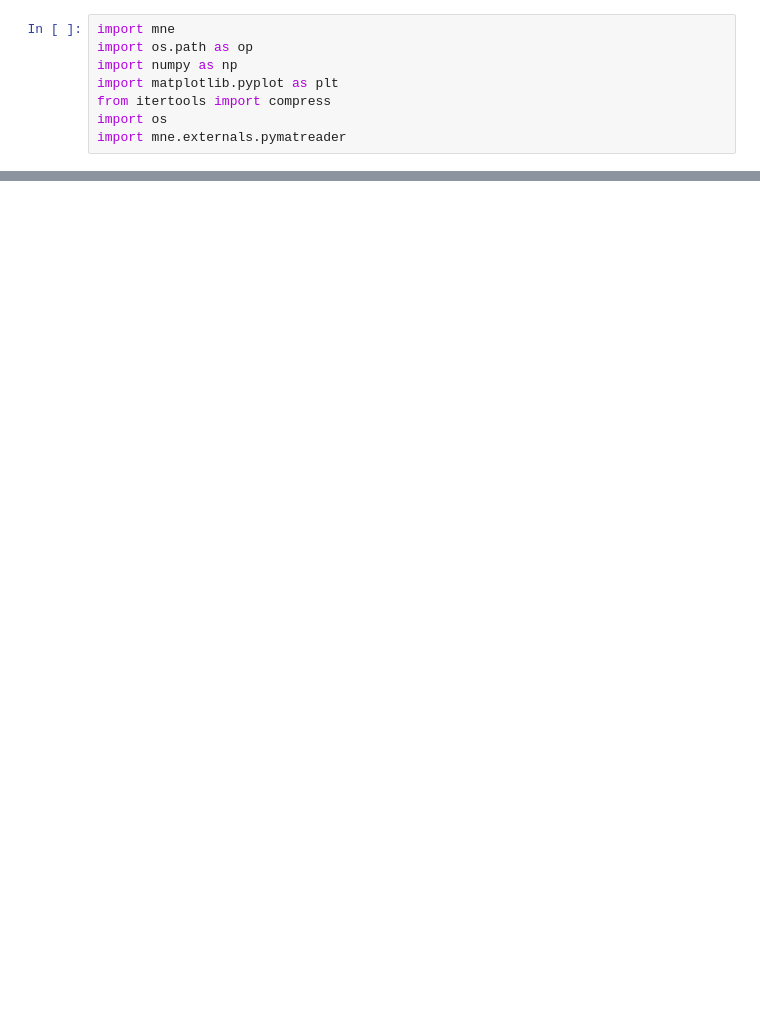
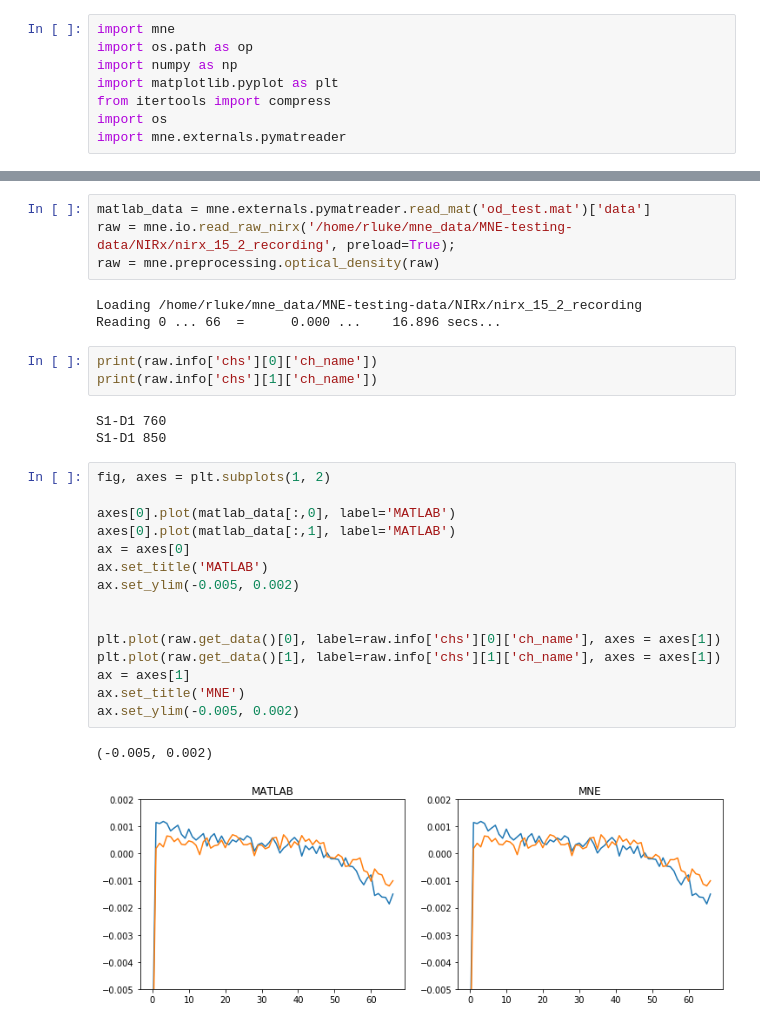
Before and after one commit to rob-luke/mne-fnirs-demo, a Jupyter notebook: BeerLambert_Validation.ipynb, the cells around one changed output, grey strips where cells are left out. Saved outputs shown, nothing was run; the diff lists cells and outputs as text; blank space fills up the shorter version.

```diff
--- a/BeerLambert_Validation.ipynb
+++ b/BeerLambert_Validation.ipynb
@@ -148,0 +112,31 @@ RuntimeError: Only NIRStar version 15.2 is supported
+# %%
+matlab_data = mne.externals.pymatreader.read_mat('od_test.mat')['data']
+raw = mne.io.read_raw_nirx('/home/rluke/mne_data/MNE-testing-data/NIRx/nirx_15_2_recording', preload=True);
+raw = mne.preprocessing.optical_density(raw)
+# %% [output]
+Loading /home/rluke/mne_data/MNE-testing-data/NIRx/nirx_15_2_recording
+Reading 0 ... 66  =      0.000 ...    16.896 secs...
+# %%
+print(raw.info['chs'][0]['ch_name'])
+print(raw.info['chs'][1]['ch_name'])
+# %% [output]
+S1-D1 760
+S1-D1 850
+# %%
+fig, axes = plt.subplots(1, 2)
+
+axes[0].plot(matlab_data[:,0], label='MATLAB')
+axes[0].plot(matlab_data[:,1], label='MATLAB')
+ax = axes[0]
+ax.set_title('MATLAB')
+ax.set_ylim(-0.005, 0.002)
+
+
+plt.plot(raw.get_data()[0], label=raw.info['chs'][0]['ch_name'], axes = axes[1])
+plt.plot(raw.get_data()[1], label=raw.info['chs'][1]['ch_name'], axes = axes[1])
+ax = axes[1]
+ax.set_title('MNE')
+ax.set_ylim(-0.005, 0.002)
+# %% [output]
+(-0.005, 0.002)
+[figure, added]
```
Also changed, not shown: parts of 41 cells of this notebook.
